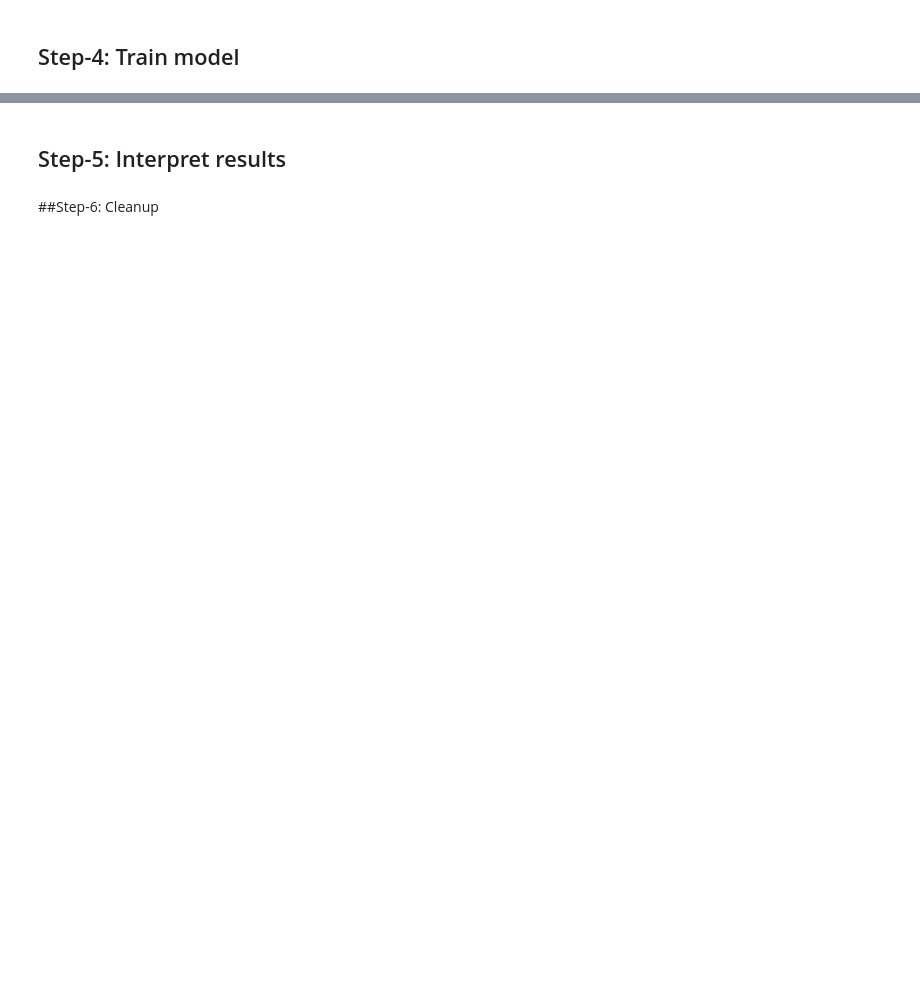
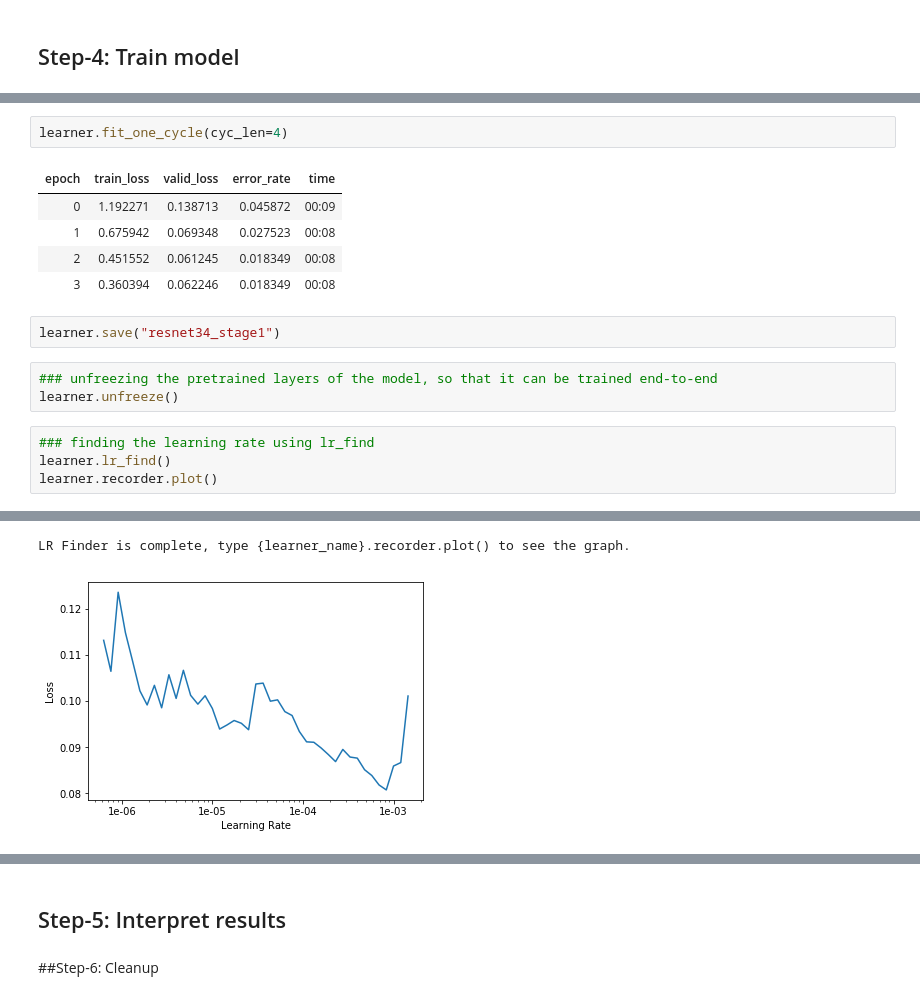
Before and after one commit to imflash217/Project_MachineLearning, a Jupyter notebook: imflash217_fastai_2_download.ipynb, the cells around one changed output, grey strips where cells are left out. Cells and saved outputs as stored; diff of their text form; blank space fills up the shorter version.

```diff
--- a/imflash217_fastai_2_download.ipynb
+++ b/imflash217_fastai_2_download.ipynb
@@ -103,0 +139,18 @@ grizzly
+# %%
+learner.fit_one_cycle(cyc_len=4)
+# %% [output]
+| epoch | train_loss | valid_loss | error_rate | time |
+| 0 | 1.192271 | 0.138713 | 0.045872 | 00:09 |
+| 1 | 0.675942 | 0.069348 | 0.027523 | 00:08 |
+| 2 | 0.451552 | 0.061245 | 0.018349 | 00:08 |
+| 3 | 0.360394 | 0.062246 | 0.018349 | 00:08 |
+# %%
+learner.save("resnet34_stage1")
+# %%
+### unfreezing the pretrained layers of the model, so that it can be trained end-to-end
+learner.unfreeze()
+# %%
+### finding the learning rate using lr_find
+learner.lr_find()
+learner.recorder.plot()
+# %% [output]
@@ -103,0 +158,2 @@ grizzly
+LR Finder is complete, type {learner_name}.recorder.plot() to see the graph.
+[figure, added]
```
Also changed, not shown: parts of 25 cells of this notebook.
